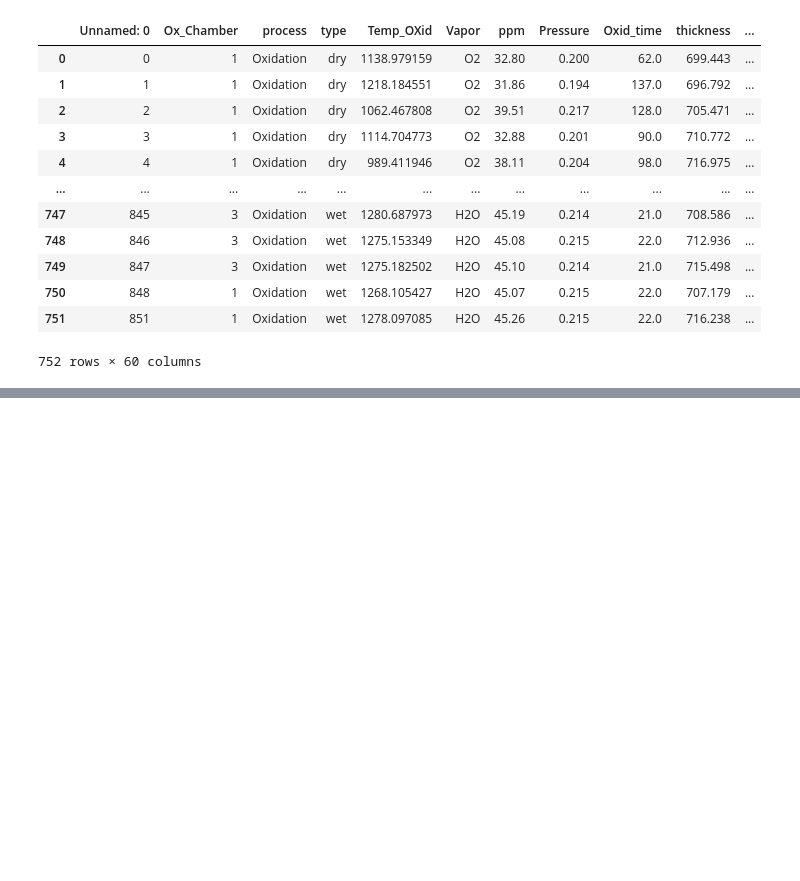
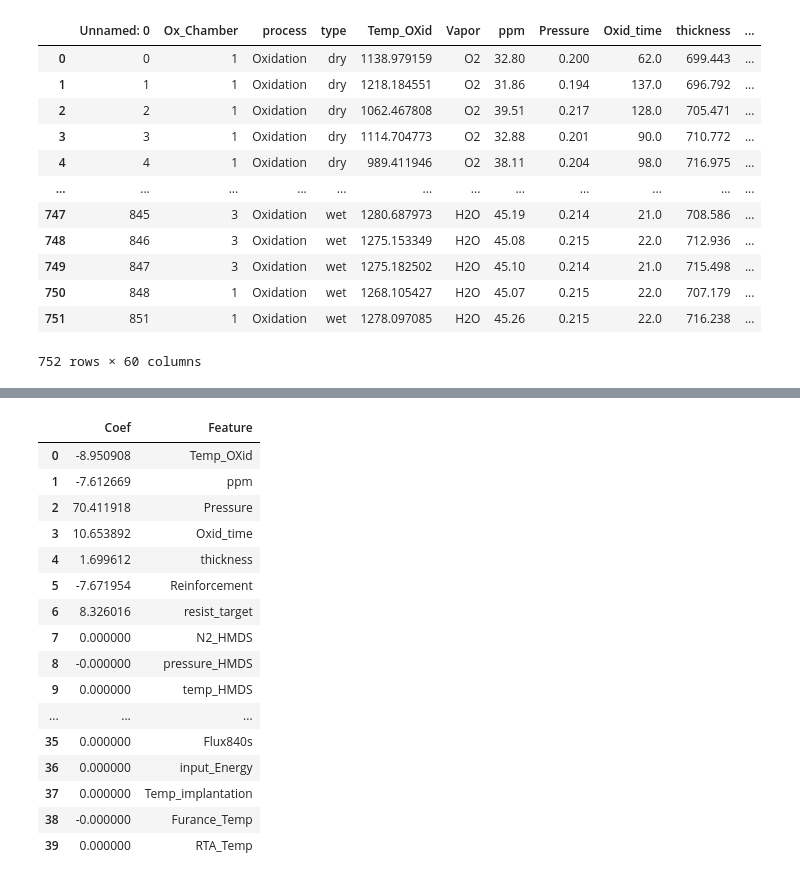
Before and after one commit to Achil7/SW_Membership_BIGDATA, a Jupyter notebook: 9주차 머신러닝/Day7_Algorithm.ipynb, the cells around one changed output, grey strips where cells are left out. Drawn from its saved outputs; the diff is of its cells as text; code cells hidden in the pictures; blank space fills up the shorter version.

```diff
--- a/9주차 머신러닝/Day7_Algorithm.ipynb
+++ b/9주차 머신러닝/Day7_Algorithm.ipynb
@@ -601,0 +617,23 @@ target_binom의 회귀 계수는 0이다
+# %%
+df_coef_lasso = pd.DataFrame()
+df_coef_lasso['Coef'] = pipe_model['lasso'].coef_
+df_coef_lasso['Feature'] = X.columns
+df_coef_lasso
+# %% [output]
+|  | Coef | Feature |
+| 0 | -8.950908 | Temp_OXid |
+| 1 | -7.612669 | ppm |
+| 2 | 70.411918 | Pressure |
+| 3 | 10.653892 | Oxid_time |
+| 4 | 1.699612 | thickness |
+| 5 | -7.671954 | Reinforcement |
+| 6 | 8.326016 | resist_target |
+| 7 | 0.000000 | N2_HMDS |
+| 8 | -0.000000 | pressure_HMDS |
+| 9 | 0.000000 | temp_HMDS |
+| ... | ... | ... |
+| 35 | 0.000000 | Flux840s |
+| 36 | 0.000000 | input_Energy |
+| 37 | 0.000000 | Temp_implantation |
+| 38 | -0.000000 | Furance_Temp |
+| 39 | 0.000000 | RTA_Temp |
```
Also changed, not shown: parts of 7 cells of this notebook.
